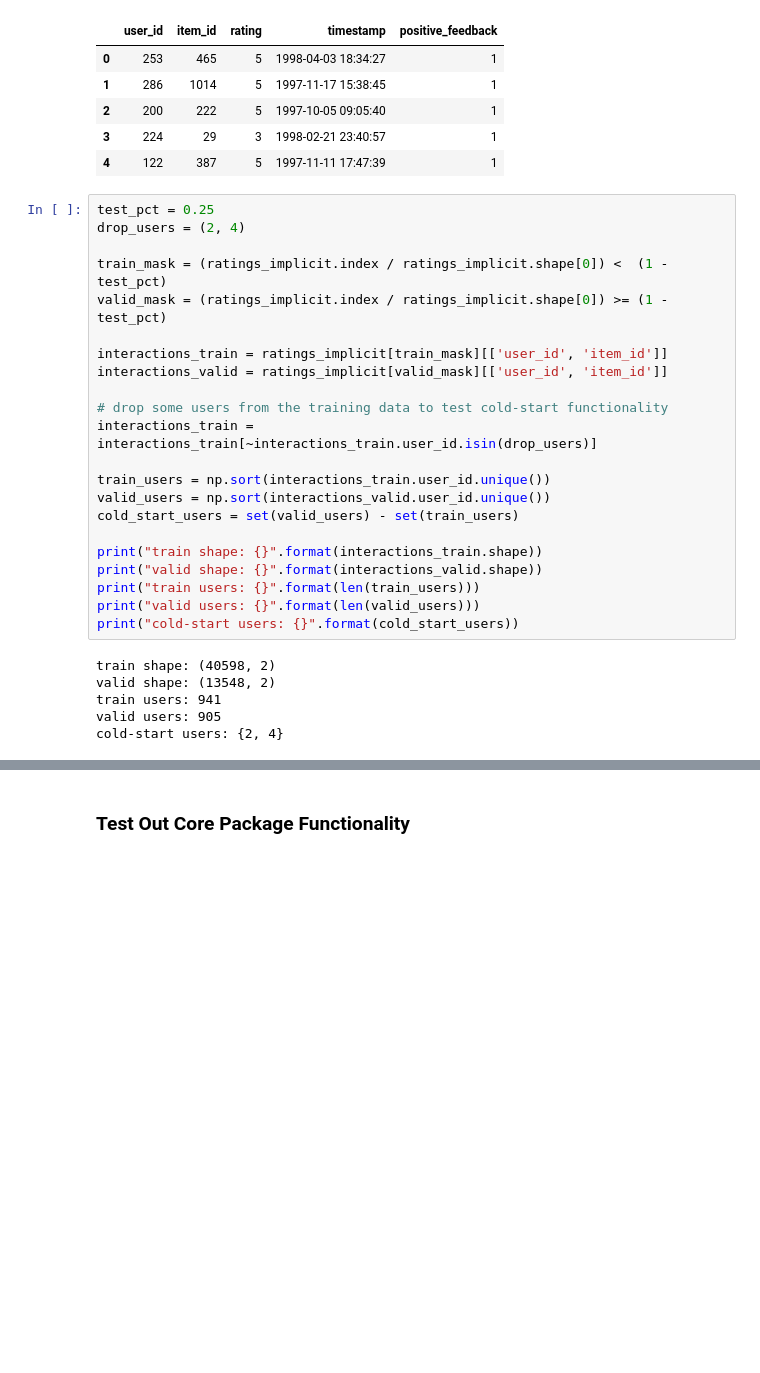
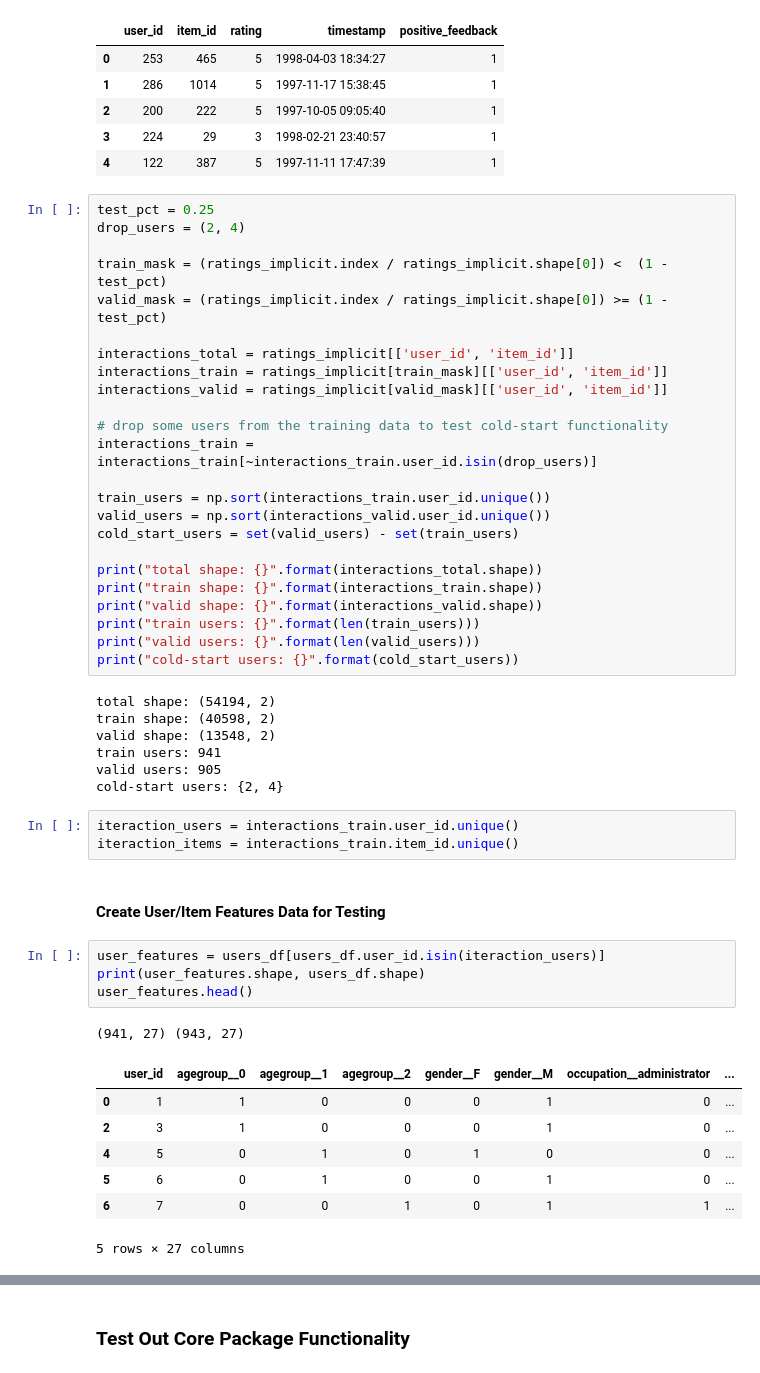
Before and after one commit to etlundquist/rankfm, a Jupyter notebook: notebooks/movielens-example.ipynb, the cells around one changed output, grey strips where cells are left out. Drawn from its saved outputs; the diff is of its cells as text; blank space fills up the shorter version.

```diff
--- a/notebooks/movielens-example.ipynb
+++ b/notebooks/movielens-example.ipynb
@@ -178,6 +178,7 @@ drop_users = (2, 4)
 train_mask = (ratings_implicit.index / ratings_implicit.shape[0]) <  (1 - test_pct)
 valid_mask = (ratings_implicit.index / ratings_implicit.shape[0]) >= (1 - test_pct)
 
+interactions_total = ratings_implicit[['user_id', 'item_id']]
 interactions_train = ratings_implicit[train_mask][['user_id', 'item_id']]
 interactions_valid = ratings_implicit[valid_mask][['user_id', 'item_id']]
 
@@ -188,14 +189,34 @@ train_users = np.sort(interactions_train.user_id.unique())
 valid_users = np.sort(interactions_valid.user_id.unique())
 cold_start_users = set(valid_users) - set(train_users)
 
+print("total shape: {}".format(interactions_total.shape))
 print("train shape: {}".format(interactions_train.shape))
 print("valid shape: {}".format(interactions_valid.shape))
 print("train users: {}".format(len(train_users)))
 print("valid users: {}".format(len(valid_users)))
 print("cold-start users: {}".format(cold_start_users))
 # %% [output]
+total shape: (54194, 2)
 train shape: (40598, 2)
 valid shape: (13548, 2)
 train users: 941
 valid users: 905
 cold-start users: {2, 4}
+# %%
+iteraction_users = interactions_train.user_id.unique()
+iteraction_items = interactions_train.item_id.unique()
+# %% [markdown]
+#### Create User/Item Features Data for Testing
+# %%
+user_features = users_df[users_df.user_id.isin(iteraction_users)]
+print(user_features.shape, users_df.shape)
+user_features.head()
+# %% [output]
+(941, 27) (943, 27)
+|  | user_id | agegroup__0 | agegroup__1 | agegroup__2 | gender__F | gender__M | occupation__administrator | ... |
+| 0 | 1 | 1 | 0 | 0 | 0 | 1 | 0 | ... |
+| 2 | 3 | 1 | 0 | 0 | 0 | 1 | 0 | ... |
+| 4 | 5 | 0 | 1 | 0 | 1 | 0 | 0 | ... |
+| 5 | 6 | 0 | 1 | 0 | 0 | 1 | 0 | ... |
+| 6 | 7 | 0 | 0 | 1 | 0 | 1 | 1 | ... |
+5 rows × 27 columns
```
Also changed, not shown: parts of 38 cells of this notebook, 1 other file.
